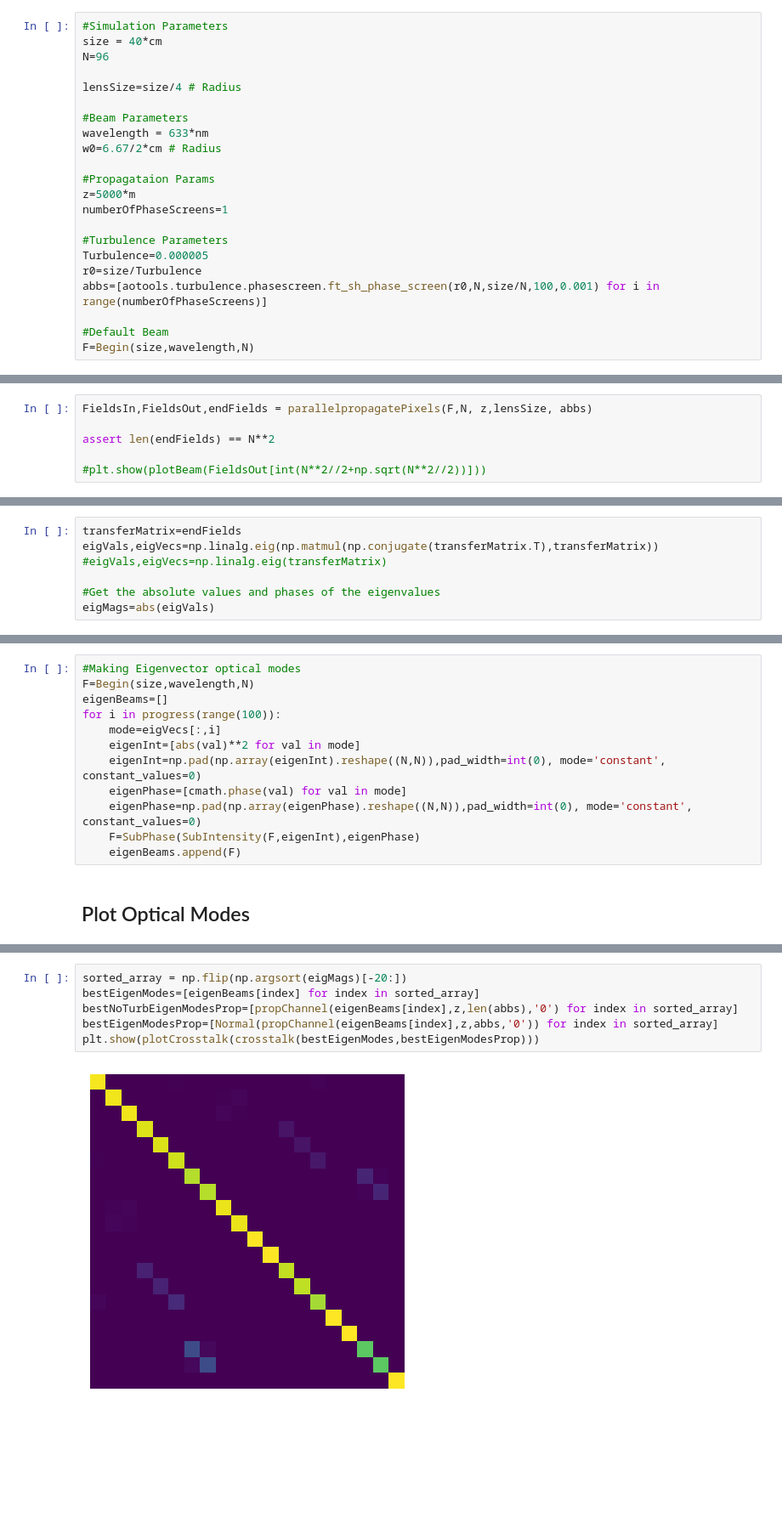
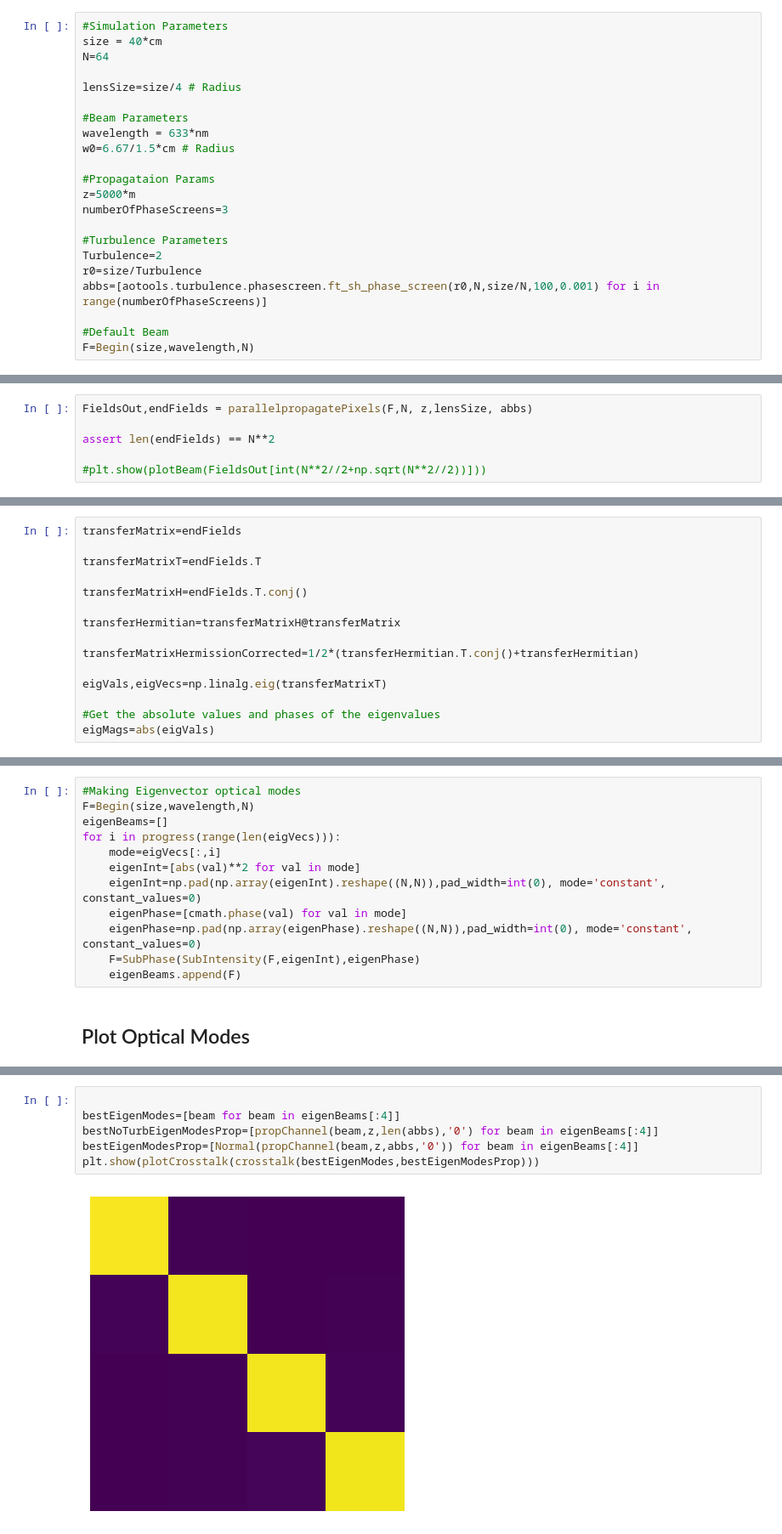
Before and after one commit to LukasScarfe/Eigen, a Jupyter notebook: eigenmodes.ipynb, the cells around one changed output, grey strips where cells are left out. Shown: that part at 85% size. Saved outputs shown, nothing was run; the diff lists cells and outputs as text; blank space fills up the shorter version.

```diff
--- a/eigenmodes.ipynb
+++ b/eigenmodes.ipynb
@@ -406,20 +412,20 @@ def parallelpropagatePixels(FieldIn, N, z,lensSize, abbs):
 # %%
 #Simulation Parameters
 size = 40*cm
-N=96
+N=64
 
 lensSize=size/4 # Radius
 
 #Beam Parameters
 wavelength = 633*nm
-w0=6.67/2*cm # Radius
+w0=6.67/1.5*cm # Radius
 
 #Propagataion Params
 z=5000*m
-numberOfPhaseScreens=1
+numberOfPhaseScreens=3
 
 #Turbulence Parameters
-Turbulence=0.000005
+Turbulence=2
 r0=size/Turbulence
 abbs=[aotools.turbulence.phasescreen.ft_sh_phase_screen(r0,N,size/N,100,0.001) for i in range(numberOfPhaseScreens)]
 
@@ -454,7 +462,7 @@ plt.show(plotBeam(F2,aperature=lensSize,dpi=3*N))
 # %% [markdown]
 ## Propagate all Pixels
 # %%
-FieldsIn,FieldsOut,endFields = parallelpropagatePixels(F,N, z,lensSize, abbs)
+FieldsOut,endFields = parallelpropagatePixels(F,N, z,lensSize, abbs)
 
 assert len(endFields) == N**2
 
@@ -465,8 +473,16 @@ Using 10 threads to propagate beams simulataneously...
 # Calculate EigenModes
 # %%
 transferMatrix=endFields
-eigVals,eigVecs=np.linalg.eig(np.matmul(np.conjugate(transferMatrix.T),transferMatrix))
-#eigVals,eigVecs=np.linalg.eig(transferMatrix)
+
+transferMatrixT=endFields.T
+
+transferMatrixH=endFields.T.conj()
+
+transferHermitian=transferMatrixH@transferMatrix
+
+transferMatrixHermissionCorrected=1/2*(transferHermitian.T.conj()+transferHermitian)
+
+eigVals,eigVecs=np.linalg.eig(transferMatrixT)
 
 #Get the absolute values and phases of the eigenvalues
 eigMags=abs(eigVals)
@@ -502,7 +518,7 @@ plt.show()
 #Making Eigenvector optical modes
 F=Begin(size,wavelength,N)
 eigenBeams=[]
-for i in progress(range(100)):
+for i in progress(range(len(eigVecs))):
     mode=eigVecs[:,i]
     eigenInt=[abs(val)**2 for val in mode]
     eigenInt=np.pad(np.array(eigenInt).reshape((N,N)),pad_width=int(0), mode='constant', constant_values=0)
@@ -524,8 +559,8 @@ plt.show(plotBeam([eigenBeams[0],CircAperture(propChannel(eigenBeams[0],z,abbs),
 # %%
-sorted_array = np.flip(np.argsort(eigMags)[-20:])
-bestEigenModes=[eigenBeams[index] for index in sorted_array]
-bestNoTurbEigenModesProp=[propChannel(eigenBeams[index],z,len(abbs),'0') for index in sorted_array]
-bestEigenModesProp=[Normal(propChannel(eigenBeams[index],z,abbs,'0')) for index in sorted_array]
+
+bestEigenModes=[beam for beam in eigenBeams[:4]]
+bestNoTurbEigenModesProp=[propChannel(beam,z,len(abbs),'0') for beam in eigenBeams[:4]]
+bestEigenModesProp=[Normal(propChannel(beam,z,abbs,'0')) for beam in eigenBeams[:4]]
 plt.show(plotCrosstalk(crosstalk(bestEigenModes,bestEigenModesProp)))
 # %% [output]
-[figure, old version]
+[figure, new version]
```
Also changed, not shown: parts of 10 cells of this notebook.
